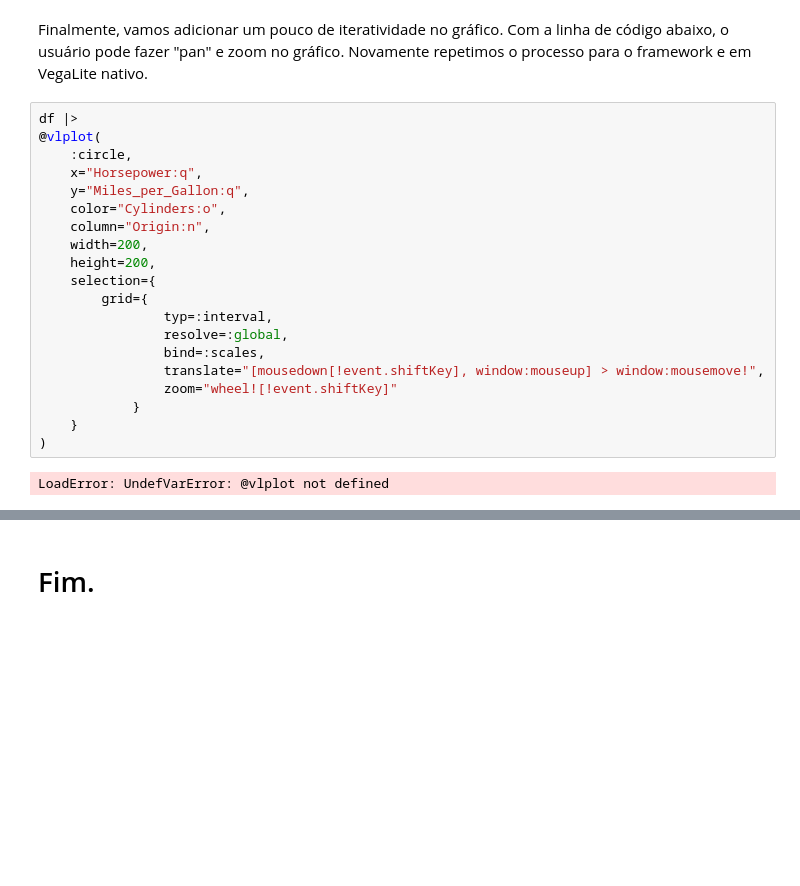
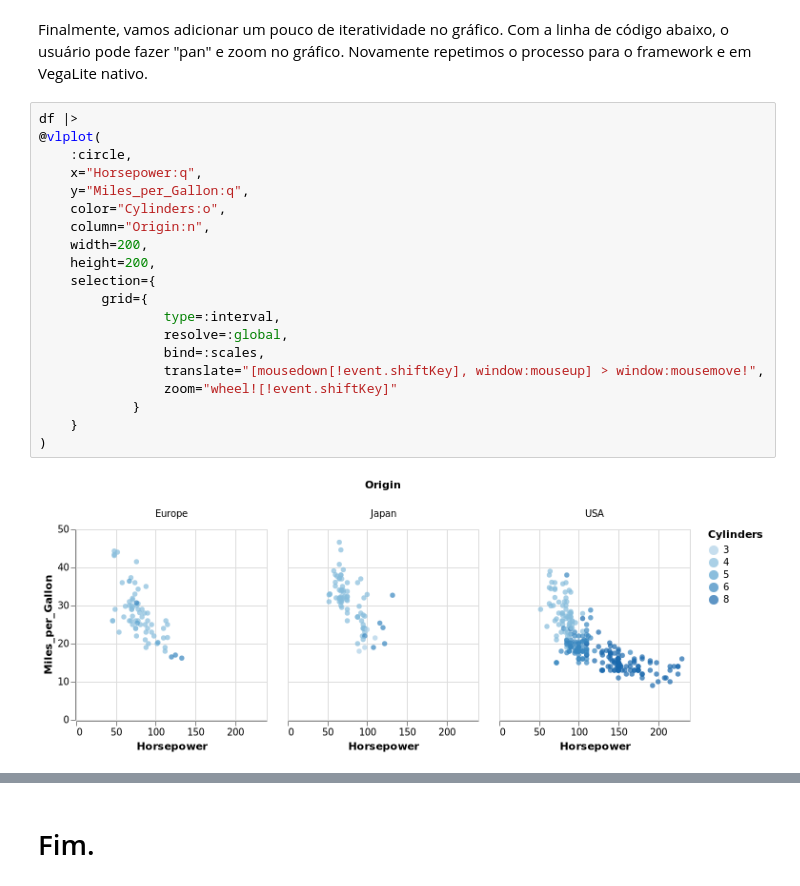
Before and after one commit to davibarreira/Visualizations, a Jupyter notebook: Exercicio1/Visualizacao-Ex1.ipynb, the cells around one changed output, grey strips where cells are left out. Saved outputs shown, nothing was run; the diff lists cells and outputs as text; blank space fills up the shorter version.

```diff
--- a/Exercicio1/Visualizacao-Ex1.ipynb
+++ b/Exercicio1/Visualizacao-Ex1.ipynb
@@ -135,25 +156,25 @@ o usuário pode fazer "pan" e zoom no gráfico. Novamente repetimos o processo p
 # %%
 df |>
 @vlplot(
     :circle,
     x="Horsepower:q",
     y="Miles_per_Gallon:q",
     color="Cylinders:o",
     column="Origin:n",
     width=200,
     height=200,
     selection={
         grid={
-                typ=:interval,
+                type=:interval,
                 resolve=:global,
                 bind=:scales,
                 translate="[mousedown[!event.shiftKey], window:mouseup] > window:mousemove!",
                 zoom="wheel![!event.shiftKey]"
             }
     }
 )
 # %% [output]
-LoadError: UndefVarError: @vlplot not defined
+[figure, added]
 # %%
 df |> vl"""
 {
```
Also changed, not shown: parts of 4 cells of this notebook, 1 other file.
